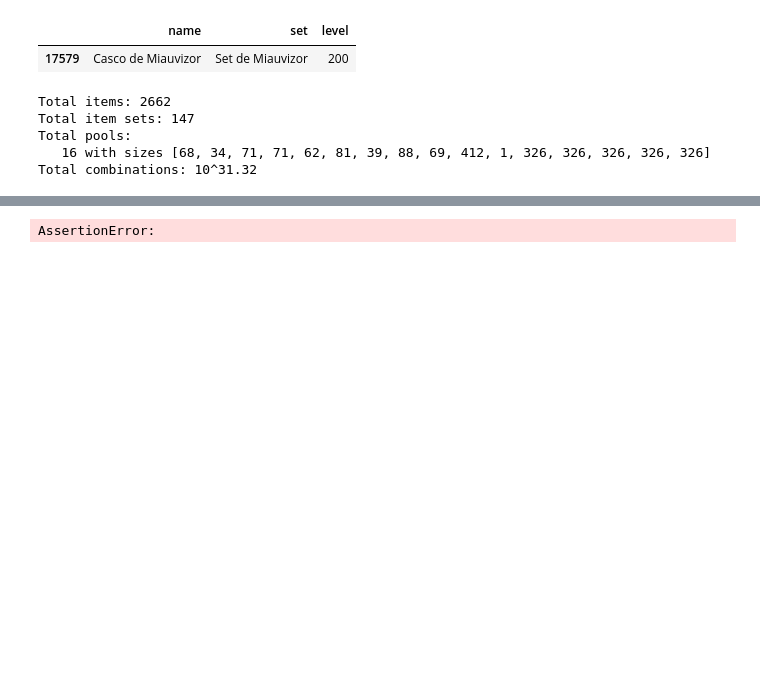
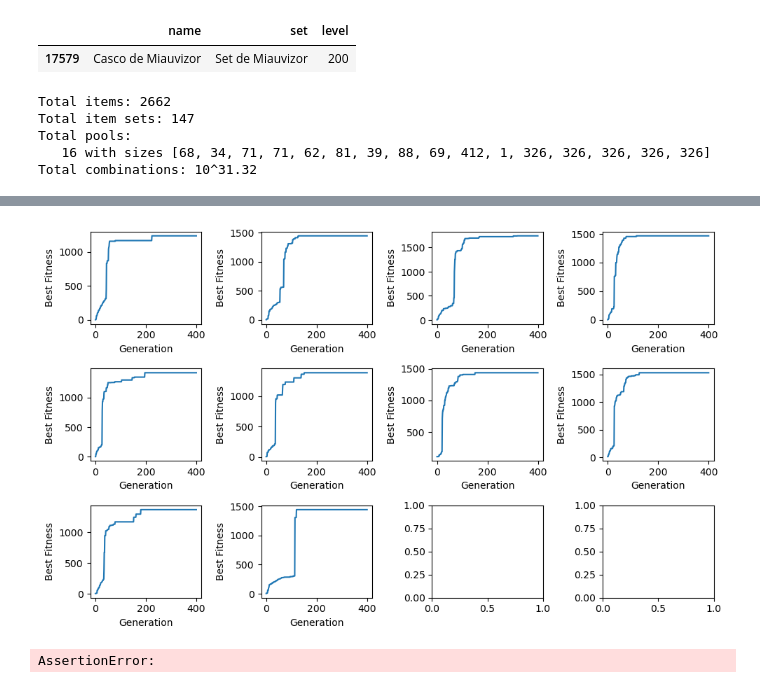
Before and after one commit to jdtibochab/dofus-set-optimizer, a Jupyter notebook: Optimize-Ocra.ipynb, the cells around one changed output, grey strips where cells are left out. Cells and saved outputs as stored; diff of their text form; code cells hidden in the pictures; blank space fills up the shorter version.

```diff
--- a/Optimize-Ocra.ipynb
+++ b/Optimize-Ocra.ipynb
@@ -325,3 +175,7 @@ fig.tight_layout()
+# %%
+analyzer.report_generations()
+# %% [output]
+[figure, added]
 # %%
 assert False
 # %% [output]
```
Also changed, not shown: parts of 12 cells of this notebook, 8 other files.
